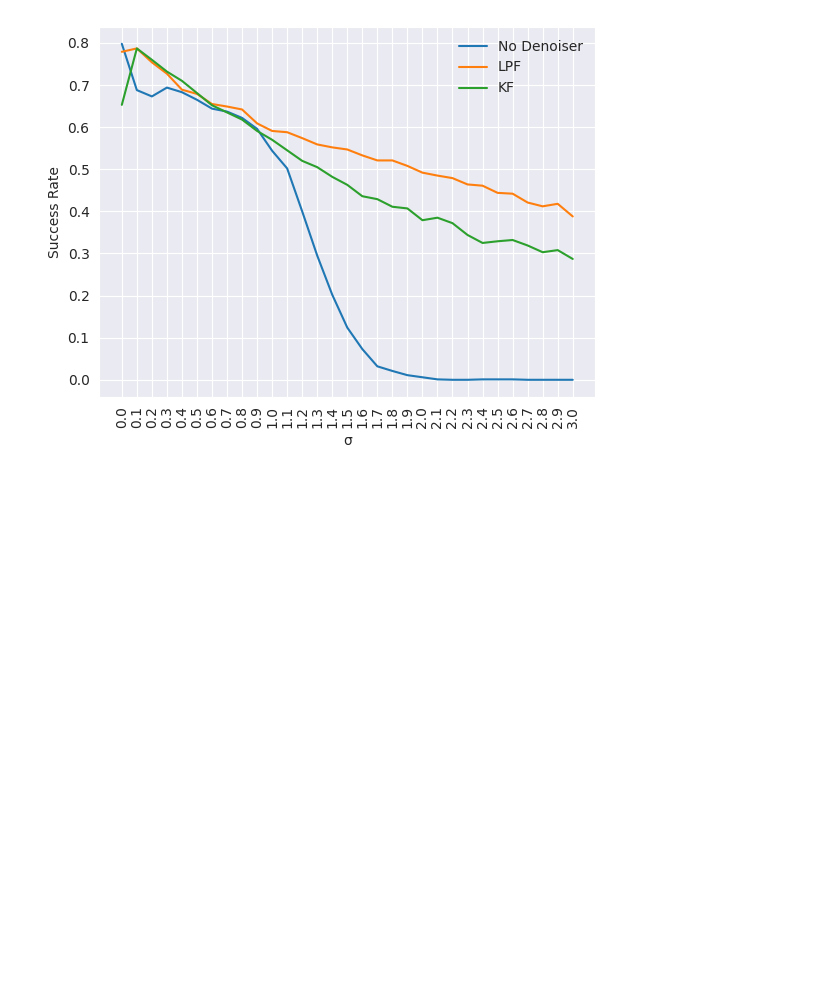
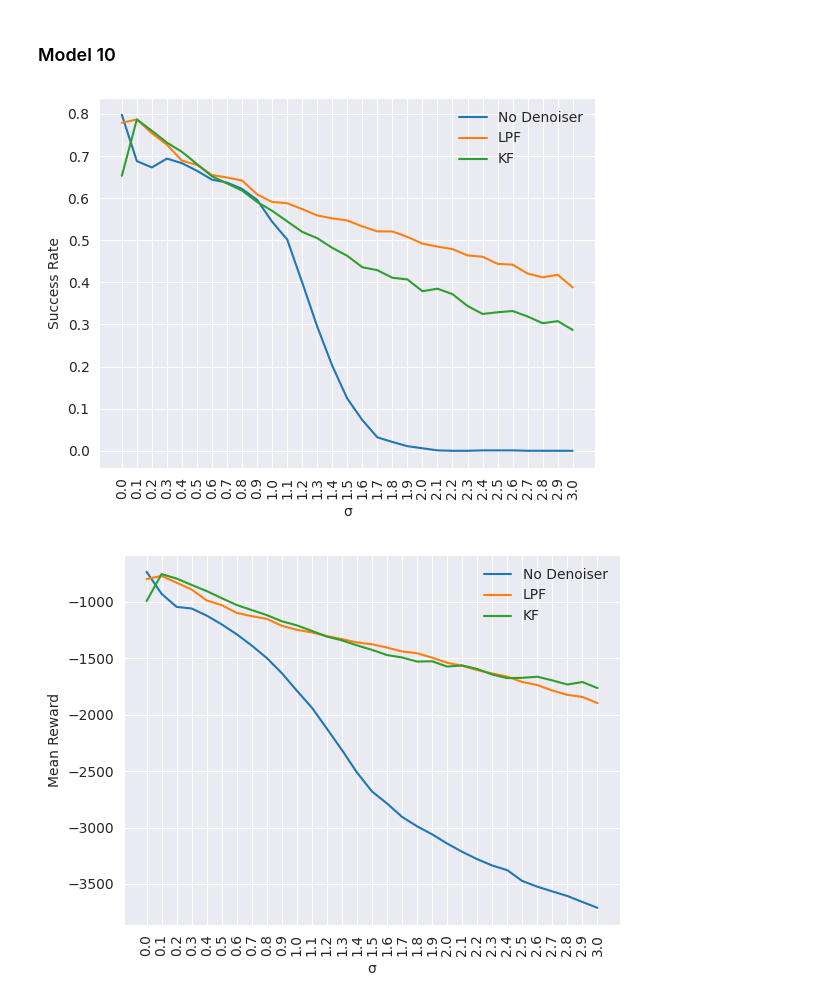
Before and after one commit to thatblueboy/DroneControl, a Jupyter notebook: visualizations/varying_bias.ipynb, the cells around one changed output. Drawn from its saved outputs; the diff is of its cells as text; code cells hidden in the pictures; blank space fills up the shorter version.

Commit message:
reward plots

```diff
--- a/visualizations/varying_bias.ipynb
+++ b/visualizations/varying_bias.ipynb
@@ -19,14 +19,25 @@ def plotForDenoiser(analysisData, variable, denoiser):
     plt.ylabel(variable)
 # %%
 parser = AnalysisParser()
+# %% [markdown]
+### Model 10
 # %%
 analysisDataModel1 = parser.parseAnalysisData('../SBAgent/evalResults/model10/varying_bias.md')
 
+plt.figure()
 # plt.title("Success Rate for Model1 (No STD During Training)")
 plotForDenoiser(analysisDataModel1, 'Success Rate', 'None')
 plotForDenoiser(analysisDataModel1, 'Success Rate', 'LPF')
 plotForDenoiser(analysisDataModel1, 'Success Rate', 'KF')
 plt.legend(["No Denoiser", "LPF", "KF"], frameon=False)
 plt.savefig("model1-varying-bias.png")
+
+plt.figure()
+plotForDenoiser(analysisDataModel1, 'Mean Reward', 'None')
+plotForDenoiser(analysisDataModel1, 'Mean Reward', 'LPF')
+plotForDenoiser(analysisDataModel1, 'Mean Reward', 'KF')
+plt.legend(["No Denoiser", "LPF", "KF"], frameon=False)
+plt.show()
 # %% [output]
 [figure]
+[figure, added]
```
Also changed, not shown: parts of 4 cells of this notebook.
